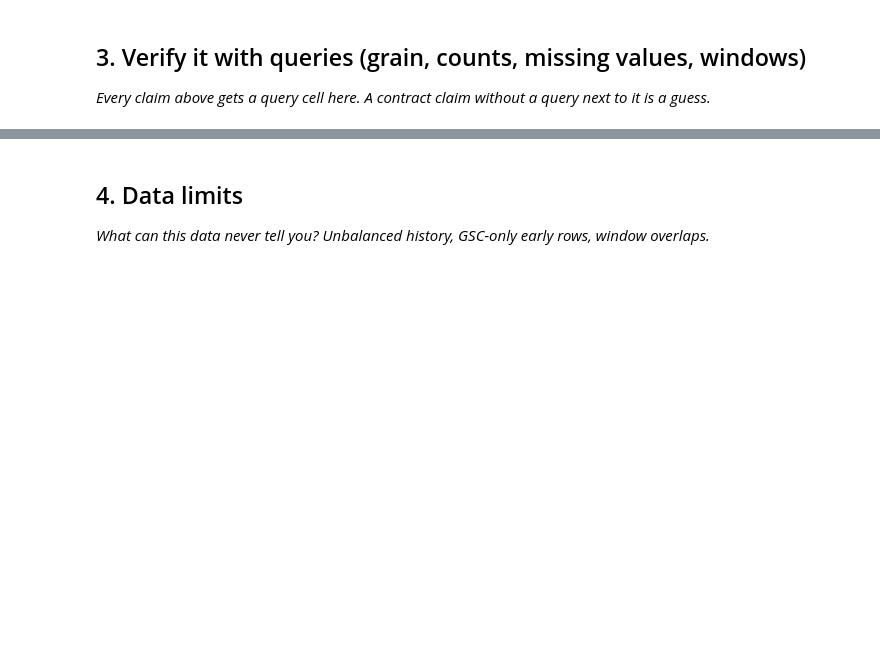
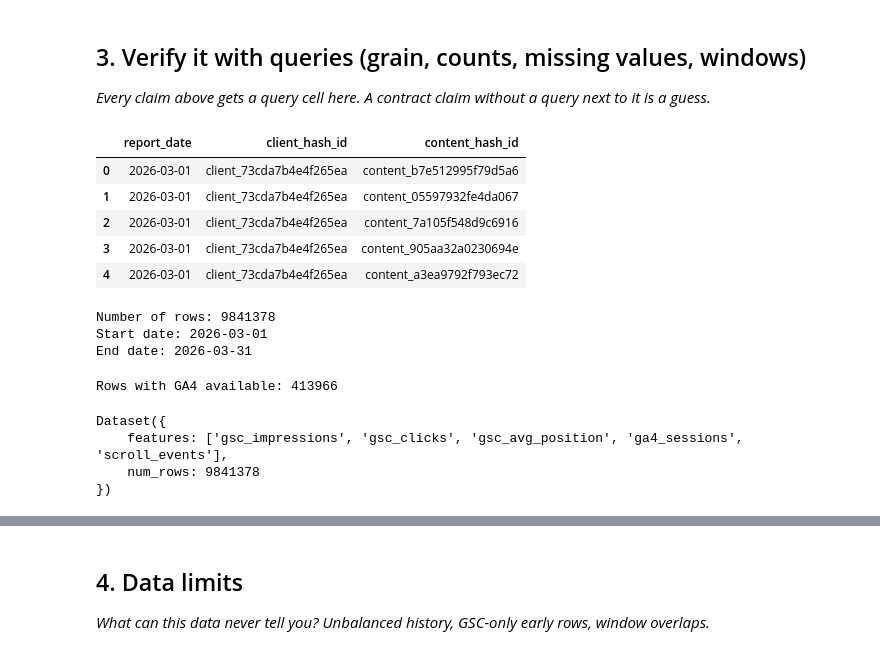
Before and after one commit to MuhammadJawadFasih/flyrank-ml-internship, a Jupyter notebook: work/notebooks/w03_data_contract.ipynb, the cells around one changed output, grey strips where cells are left out. Saved outputs shown, nothing was run; the diff lists cells and outputs as text; code cells hidden in the pictures; blank space fills up the shorter version.

Commit message:
Complete w03 data contract notebook

```diff
--- a/work/notebooks/w03_data_contract.ipynb
+++ b/work/notebooks/w03_data_contract.ipynb
@@ -6,3 +8,12 @@
 This skeleton is yours to fill. Work the sections **in order** — each one has a one-line hint. Simple words, honest numbers.
 
 > Working with an AI assistant? Tell it to read `skills/README.md` first and load the one skill this assignment names on its card.
+# %%
+from datasets import load_dataset
+
+dataset = load_dataset(
+    "FlyRank/internship-warehouse",
+    "fact_content_daily_performance"
+)
+
+print(dataset)
@@ -8,0 +127,4 @@ This skeleton is yours to fill. Work the sections **in order** — each one has
+# %%
+march_2026 = dataset["train"].select(range(35188099, 45029477))
+
+print(march_2026)
@@ -29,0 +191,50 @@ This skeleton is yours to fill. Work the sections **in order** — each one has
+# %%
+march_2026.select(range(5)).to_pandas()[[
+    "report_date",
+    "client_hash_id",
+    "content_hash_id"
+]]
+# %% [output]
+|  | report_date | client_hash_id | content_hash_id |
+| 0 | 2026-03-01 | client_73cda7b4e4f265ea | content_b7e512995f79d5a6 |
+| 1 | 2026-03-01 | client_73cda7b4e4f265ea | content_05597932fe4da067 |
+| 2 | 2026-03-01 | client_73cda7b4e4f265ea | content_7a105f548d9c6916 |
+| 3 | 2026-03-01 | client_73cda7b4e4f265ea | content_905aa32a0230694e |
+| 4 | 2026-03-01 | client_73cda7b4e4f265ea | content_a3ea9792f793ec72 |
+# %%
+# 2. Check row count and date window
+
+print("Number of rows:", march_2026.num_rows)
+print("Start date:", march_2026[0]["report_date"])
+print("End date:", march_2026[-1]["report_date"])
+# %% [output]
+Number of rows: 9841378
+Start date: 2026-03-01
+End date: 2026-03-31
+# %%
+# 3. Check availability using IS TRUE
+
+available_rows = march_2026.filter(
+    lambda x: x["ga4_data_available"] is True
+)
+
+print("Rows with GA4 available:", available_rows.num_rows)
+# %% [output]
+Rows with GA4 available: 413966
+# %%
+feature_frame = march_2026.select_columns(
+    [
+        "gsc_impressions",
+        "gsc_clicks",
+        "gsc_avg_position",
+        "ga4_sessions",
+        "scroll_events"
+    ]
+)
+
+print(feature_frame)
+# %% [output]
+Dataset({
+    features: ['gsc_impressions', 'gsc_clicks', 'gsc_avg_position', 'ga4_sessions', 'scroll_events'],
+    num_rows: 9841378
+})
```
Also changed, not shown: parts of 24 cells of this notebook.
